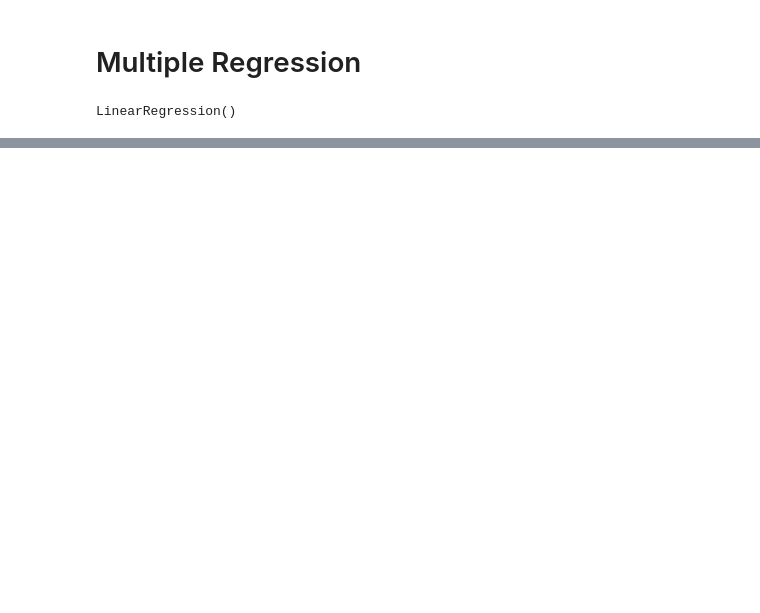
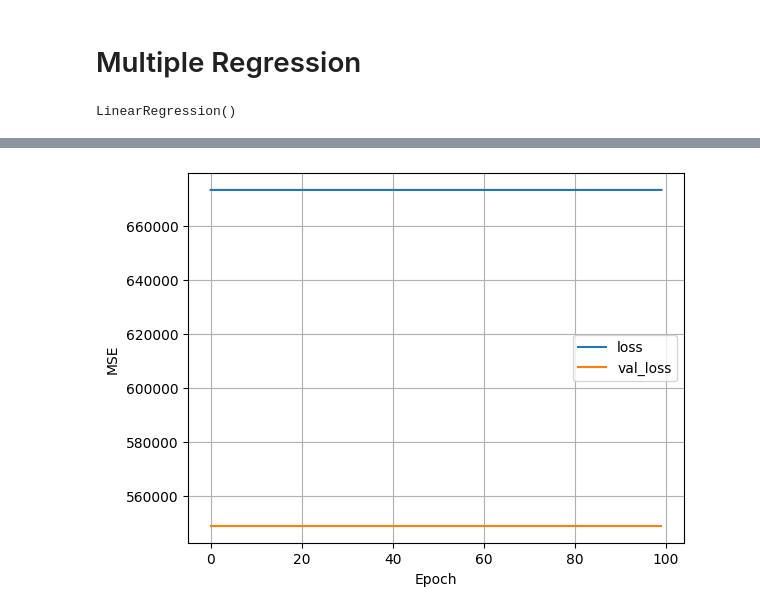
Before and after one commit to Dhurkesh-B/Machine-Learning, a Jupyter notebook: Lin-Regression.ipynb, the cells around one changed output, grey strips where cells are left out. Drawn from its saved outputs; the diff is of its cells as text; code cells hidden in the pictures; blank space fills up the shorter version.

```diff
--- a/Lin-Regression.ipynb
+++ b/Lin-Regression.ipynb
@@ -104,6 +105,15 @@ regModel_multi = LinearRegression()
 regModel_multi.fit(train_X, train_y)
 # %% [output]
 LinearRegression()
+# %%
+def plotLoss(history):
+    plt.plot(history.history['loss'],label='loss')
+    plt.plot(history.history['val_loss'],label='val_loss')
+    plt.xlabel('Epoch')
+    plt.ylabel('MSE')
+    plt.legend()
+    plt.grid(True)
+    plt.show()
 # %%
 regModel_multi.score(test_X,test_y)
 # %% [output]
@@ -110,0 +178,15 @@ regModel_multi.score(test_X,test_y)
+# %%
+multiNnModel = tf.keras.Sequential([
+    normalizer,
+    tf.keras.layers.Dense(32,activation='relu'),
+    tf.keras.layers.Dense(32,activation='relu'),
+    tf.keras.layers.Dense(1,activation='relu')
+])
+multiNnModel.compile(optimizer=tf.keras.optimizers.Adam(learning_rate=0.001),loss='mean_squared_error')
+# %%
+history = multiNnModel.fit(
+    train_X,train_y,
+    verbose = 1,
+    epochs=100,
+    validation_data=(valid_X,valid_y)
+)
@@ -110,0 +211,4 @@ regModel_multi.score(test_X,test_y)
+# %%
+plotLoss(history)
+# %% [output]
+[figure, added]
```
Also changed, not shown: parts of 15 cells of this notebook.
